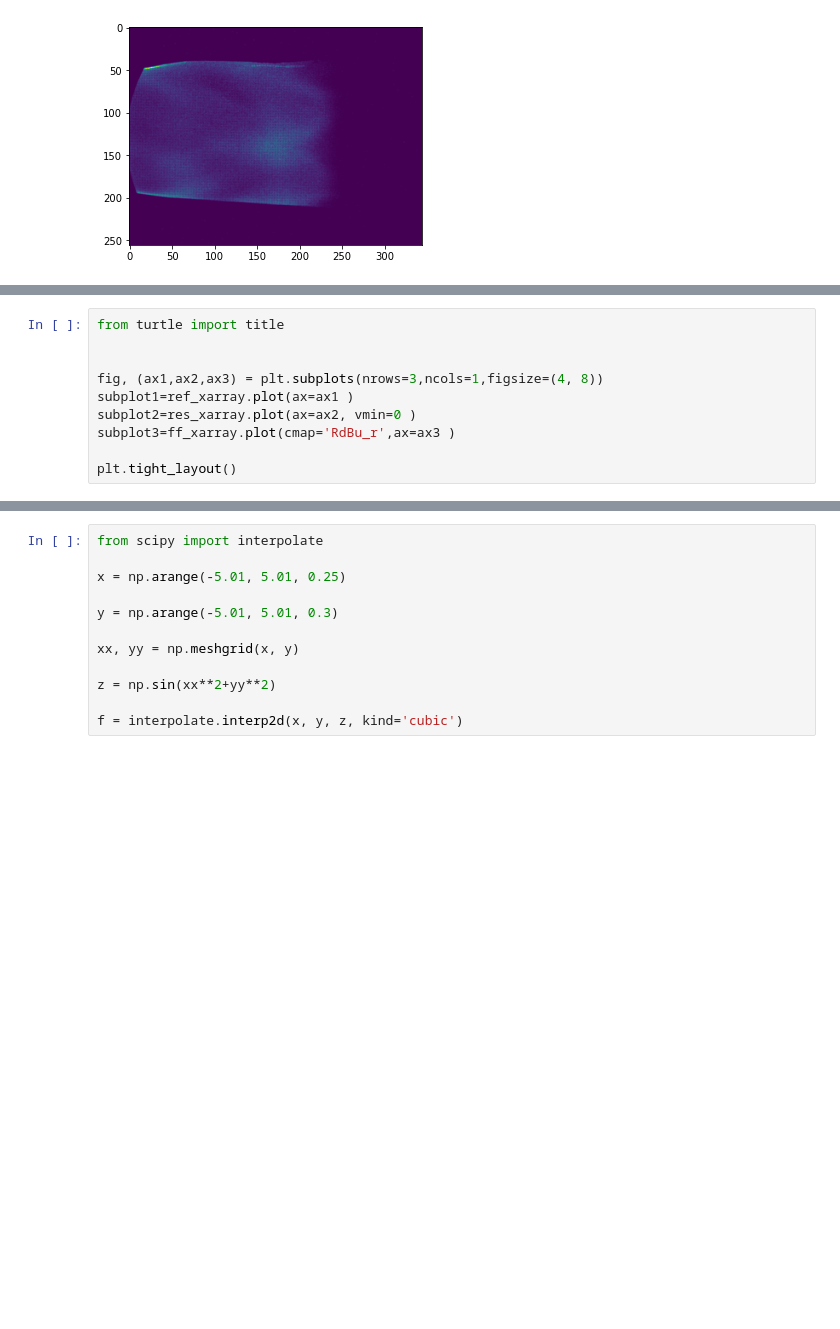
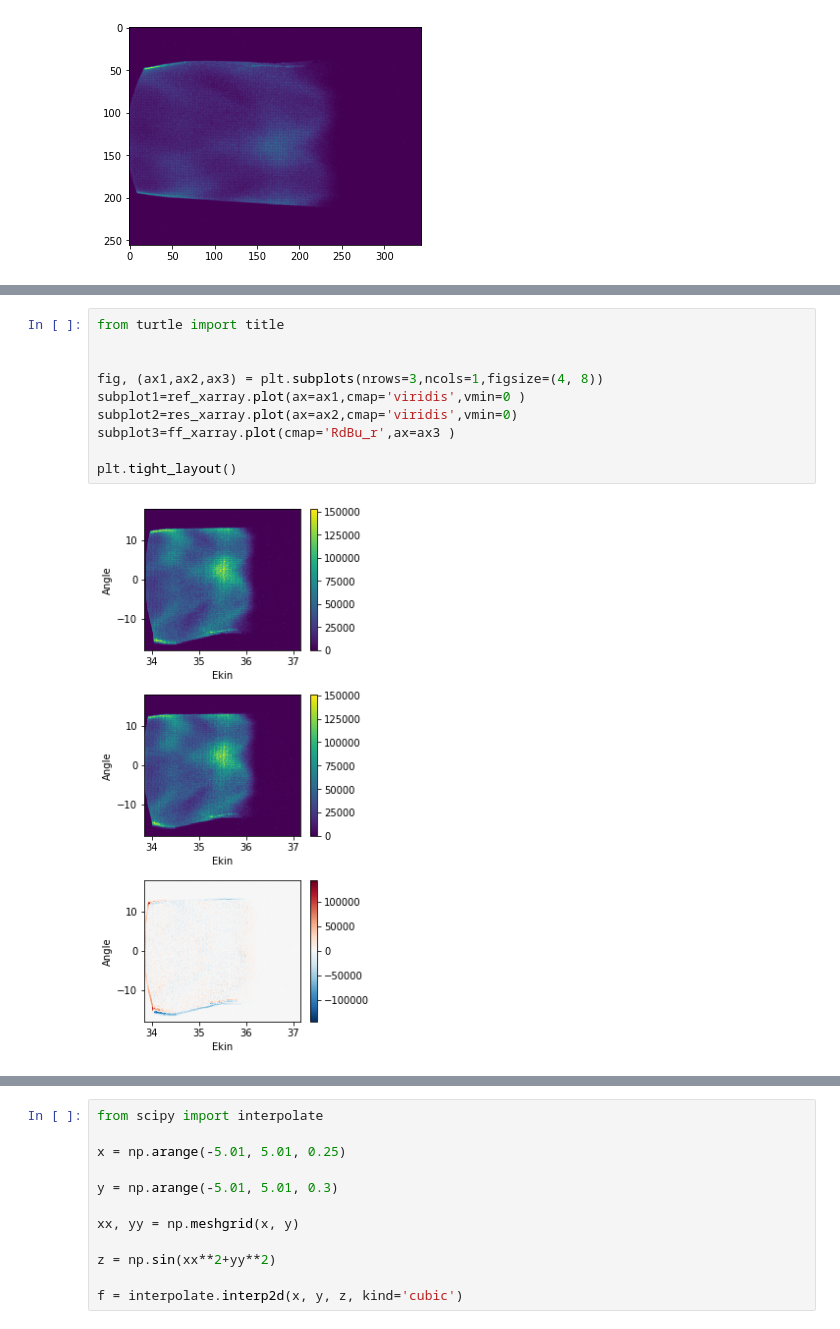
Before and after one commit to OpenCOMPES/specsanalyzer, a Jupyter notebook: tutorial/test.ipynb, the cells around one changed output, grey strips where cells are left out. Drawn from its saved outputs; the diff is of its cells as text; blank space fills up the shorter version.

```diff
--- a/tutorial/test.ipynb
+++ b/tutorial/test.ipynb
@@ -103,12 +133,14 @@ ff_xarray.plot(cmap='RdBu_r',vmax=3000 )
 # %%
 from turtle import title
 
 
 fig, (ax1,ax2,ax3) = plt.subplots(nrows=3,ncols=1,figsize=(4, 8))
-subplot1=ref_xarray.plot(ax=ax1 )
-subplot2=res_xarray.plot(ax=ax2, vmin=0 )
+subplot1=ref_xarray.plot(ax=ax1,cmap='viridis',vmin=0 )
+subplot2=res_xarray.plot(ax=ax2,cmap='viridis',vmin=0)
 subplot3=ff_xarray.plot(cmap='RdBu_r',ax=ax3 )
 
 plt.tight_layout()
+# %% [output]
+[figure, added]
 # %%
 res_xarray
```
Also changed, not shown: parts of 13 cells of this notebook, 4 other files.
